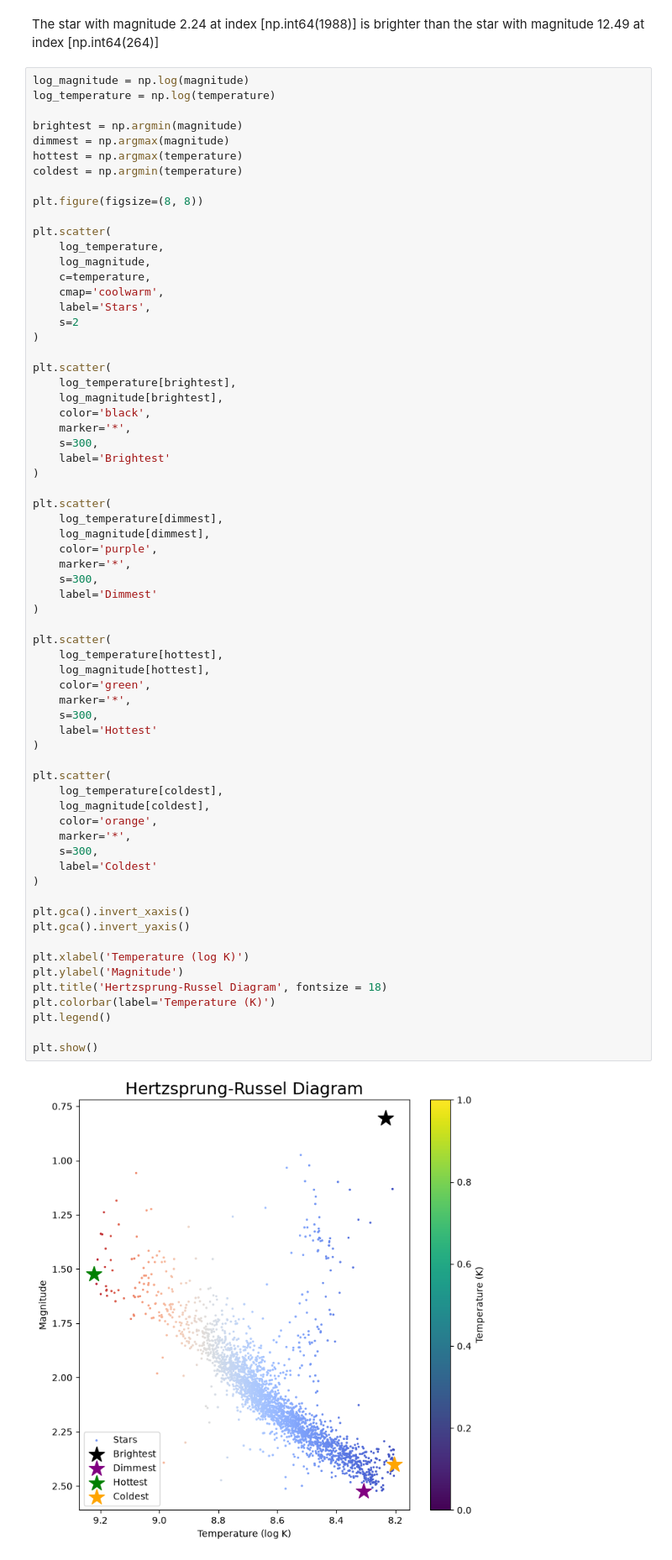
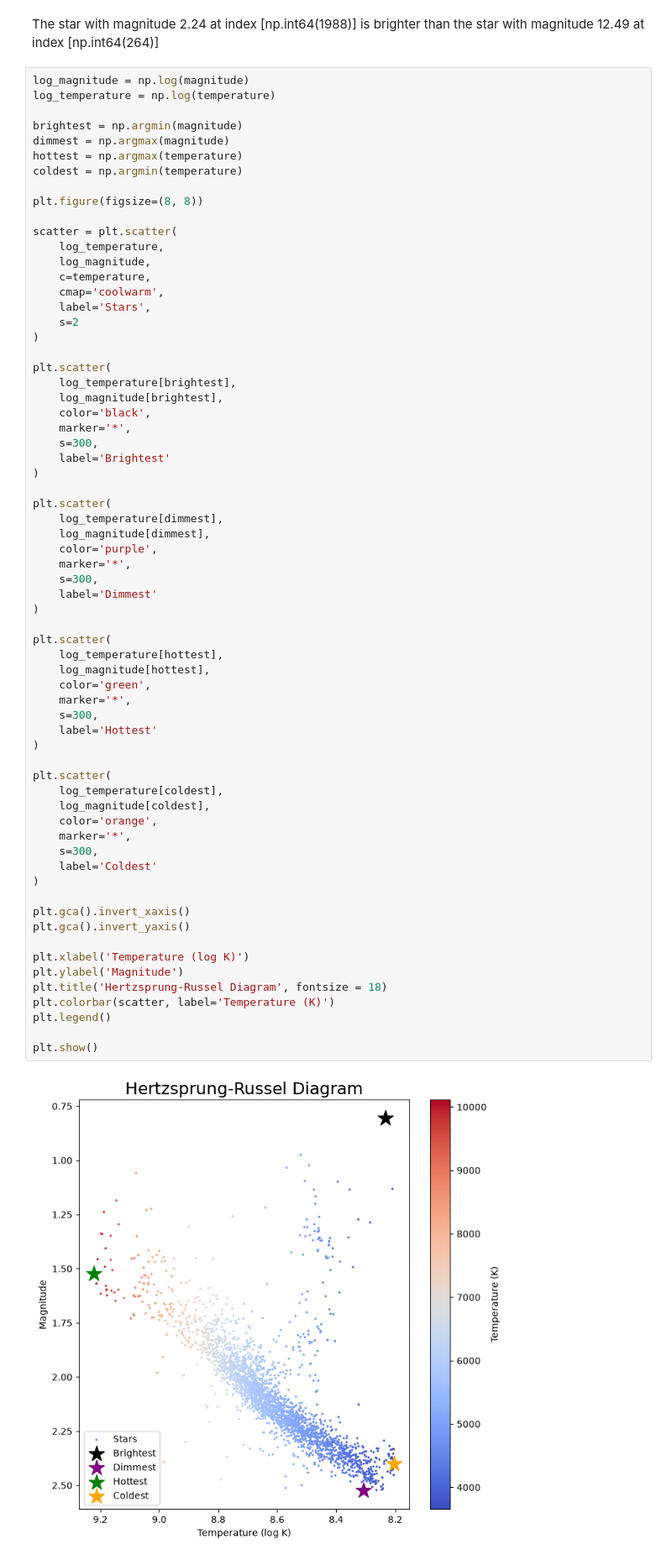
Before and after one commit to lemonigenosar/lgenosar, a Jupyter notebook: hw8/hr_diagram.ipynb, the cells around one changed output. Shown at 84% size. Cells and saved outputs as stored; diff of their text form.

```diff
--- a/hw8/hr_diagram.ipynb
+++ b/hw8/hr_diagram.ipynb
@@ -44,7 +44,7 @@ coldest = np.argmin(temperature)
 
 plt.figure(figsize=(8, 8))
 
-plt.scatter(
+scatter = plt.scatter(
     log_temperature,
     log_magnitude,
     c=temperature,
@@ -72,32 +72,32 @@ plt.scatter(
 )
 
 plt.scatter(
     log_temperature[hottest],
     log_magnitude[hottest],
     color='green',
     marker='*',
     s=300,
     label='Hottest'
 )
 
 plt.scatter(
     log_temperature[coldest],
     log_magnitude[coldest],
     color='orange',
     marker='*',
     s=300,
     label='Coldest'
 )
 
 plt.gca().invert_xaxis()
 plt.gca().invert_yaxis()
 
 plt.xlabel('Temperature (log K)')
 plt.ylabel('Magnitude')
 plt.title('Hertzsprung-Russel Diagram', fontsize = 18)
-plt.colorbar(label='Temperature (K)')
+plt.colorbar(scatter, label='Temperature (K)')
 plt.legend()
 
 plt.show()
 # %% [output]
-[figure, old version]
+[figure, new version]
```
Also changed, not shown: parts of 1 cell of this notebook, 1 other file.
